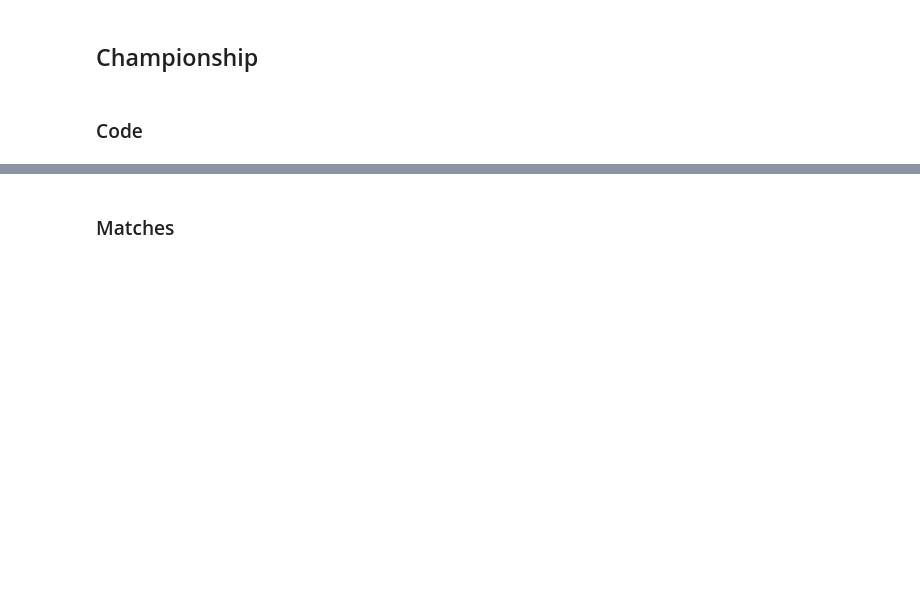
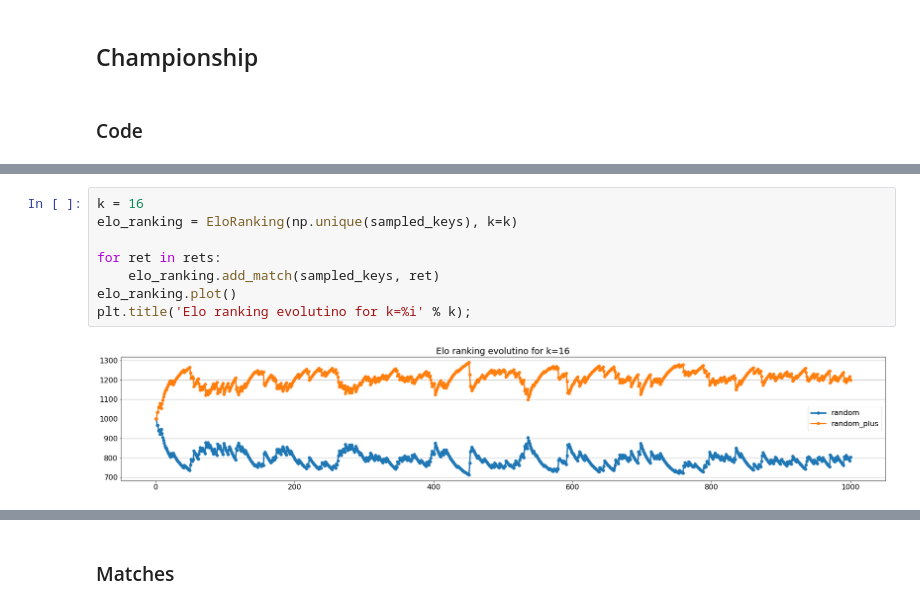
Before and after one commit to ironbar/hungry_geese, a Jupyter notebook: notebooks/002_hard_coded_agents_championship.ipynb, the cells around one changed output, grey strips where cells are left out. Cells and saved outputs as stored; diff of their text form; blank space fills up the shorter version.

```diff
--- a/notebooks/002_hard_coded_agents_championship.ipynb
+++ b/notebooks/002_hard_coded_agents_championship.ipynb
@@ -59,0 +249,10 @@ def get_rank(evaluate_ret):
+# %%
+k = 16
+elo_ranking = EloRanking(np.unique(sampled_keys), k=k)
+
+for ret in rets:
+    elo_ranking.add_match(sampled_keys, ret)
+elo_ranking.plot()
+plt.title('Elo ranking evolutino for k=%i' % k);
+# %% [output]
+[figure, added]
```
Also changed, not shown: parts of 34 cells of this notebook.
